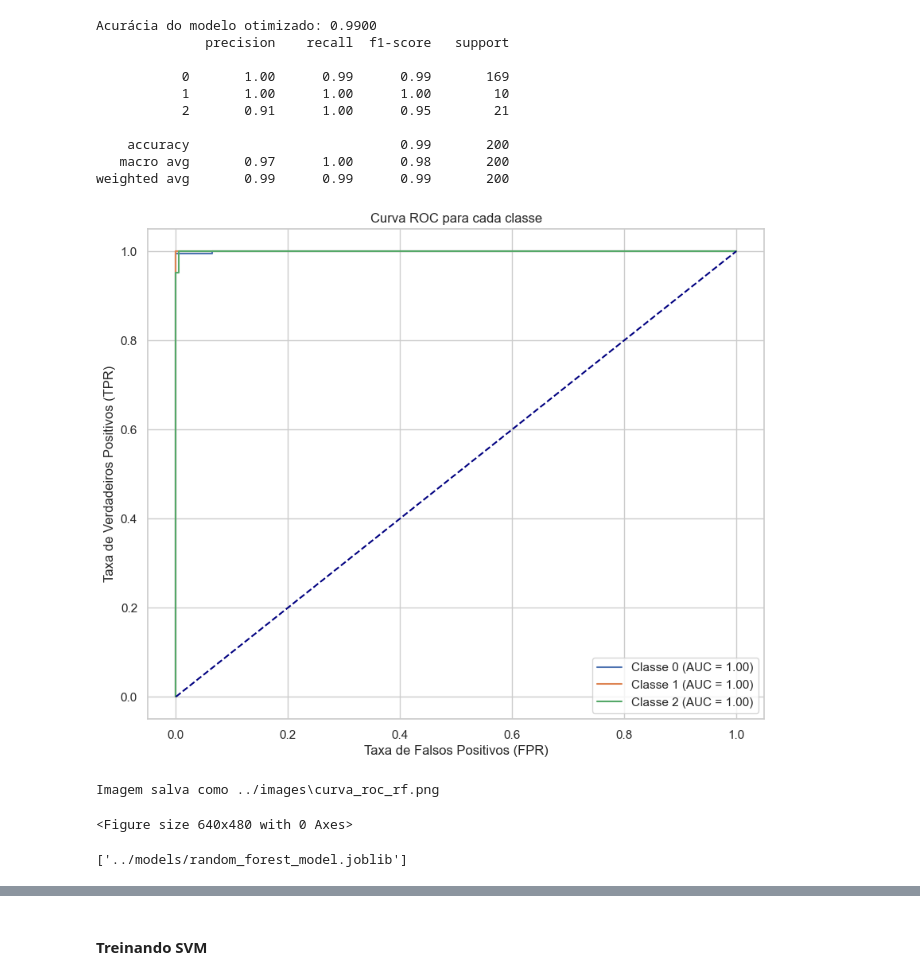
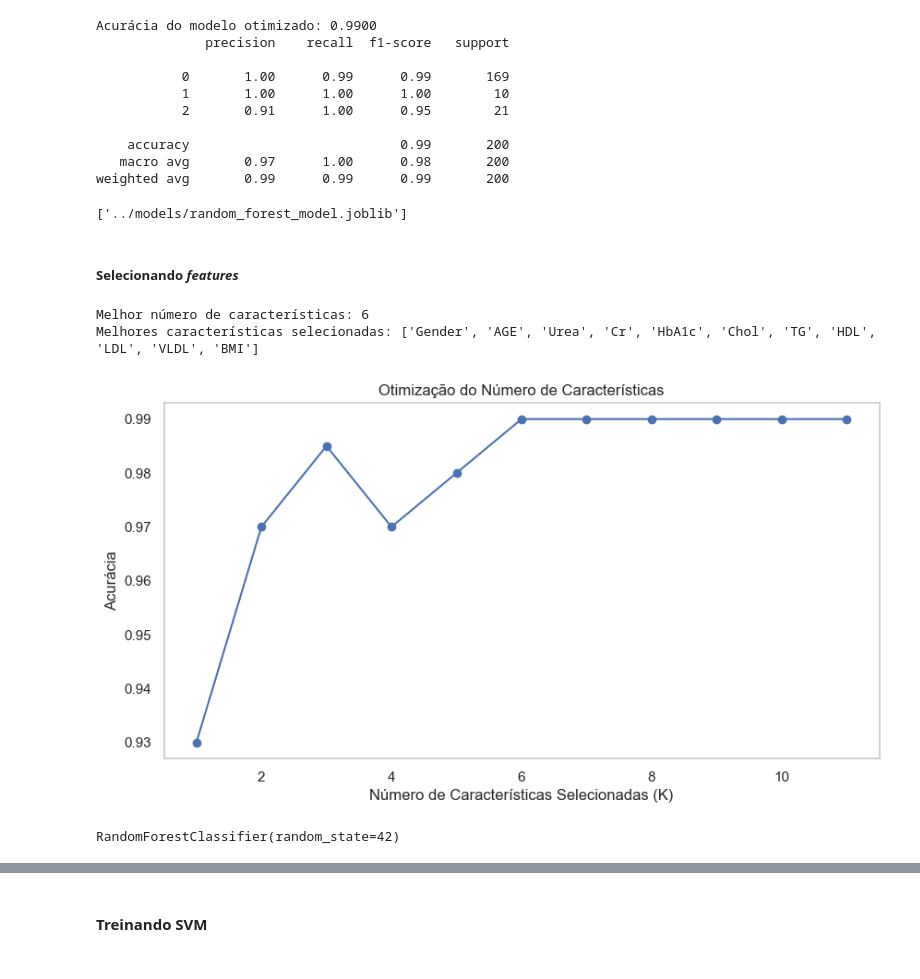
Before and after one commit to luizfernando05/tcc-diabetes, a Jupyter notebook: root/ml-models/notebooks/LDDTrainning.ipynb, the cells around one changed output, grey strips where cells are left out. Drawn from its saved outputs; the diff is of its cells as text; code cells hidden in the pictures.

Commit message:
:sparkles: feat(ml-models): training RF model with best features

```diff
--- a/root/ml-models/notebooks/LDDTrainning.ipynb
+++ b/root/ml-models/notebooks/LDDTrainning.ipynb
@@ -557,36 +557,51 @@ Acurácia do modelo otimizado: 0.9900
     accuracy                           0.99       200
    macro avg       0.97      1.00      0.98       200
 weighted avg       0.99      0.99      0.99       200
-# %%
-from sklearn.metrics import roc_curve, auc
-from sklearn.preprocessing import label_binarize
-
-y_test_bin = label_binarize(y_test, classes=[0, 1, 2])
-y_pred_prob = best_rf_model.predict_proba(X_test)
-
-plt.figure(figsize=(10, 8))
-
-for i in range(3):
-    fpr, tpr, thresholds = roc_curve(y_test_bin[:, i], y_pred_prob[:, i])
-    roc_auc = auc(fpr, tpr)
-
-    plt.plot(fpr, tpr, label=f'Classe {i} (AUC = {roc_auc:.2f})')
-
-plt.plot([0, 1], [0, 1], color='navy', linestyle='--')
-
-plt.title('Curva ROC para cada classe')
-plt.xlabel('Taxa de Falsos Positivos (FPR)')
-plt.ylabel('Taxa de Verdadeiros Positivos (TPR)')
-plt.legend(loc='lower right')
-plt.show()
-
-save_plot(plt.gcf(), 'curva_roc_rf.png')
-# %% [output]
-[figure, removed]
-Imagem salva como ../images\curva_roc_rf.png
-<Figure size 640x480 with 0 Axes>
 # %%
 import joblib
 joblib.dump(best_rf_model, '../models/random_forest_model.joblib')
 # %% [output]
 ['../models/random_forest_model.joblib']
+# %% [markdown]
+##### Selecionando <i>features</i>
+# %%
+from sklearn.feature_selection import SelectKBest, f_classif
+
+k_values = range(1, X_train_smote.shape[1] + 1)
+accuracy_scores = []
+
+for k in k_values:
+    selector = SelectKBest(score_func=f_classif, k=k)
+    X_train_selected = selector.fit_transform(X_train_smote, y_train_smote)
+    X_test_selected = selector.transform(X_test)
+
+    model = RandomForestClassifier()
+    model.fit(X_train_selected, y_train_smote)
+    y_pred = model.predict(X_test_selected)
+
+    acc = accuracy_score(y_test, y_pred)
+    accuracy_scores.append(acc)
+# %%
+best_k = k_values[accuracy_scores.index(max(accuracy_scores))]
+print(f"\nMelhor número de características: {best_k}")
+
+selected_features = X_train_smote.columns[selector.get_support()]
+print("Melhores características selecionadas:", list(selected_features))
+# %% [output]
+Melhor número de características: 6
+Melhores características selecionadas: ['Gender', 'AGE', 'Urea', 'Cr', 'HbA1c', 'Chol', 'TG', 'HDL', 'LDL', 'VLDL', 'BMI']
+# %%
+plt.figure(figsize=(10, 5))
+plt.plot(k_values, accuracy_scores, marker='o', linestyle='-')
+plt.xlabel('Número de Características Selecionadas (K)')
+plt.ylabel('Acurácia')
+plt.title('Otimização do Número de Características')
+plt.grid()
+plt.show()
+# %% [output]
+[figure, added]
+# %%
+rf_model_k = RandomForestClassifier(random_state=42)
+rf_model_k.fit(X_train_selected, y_train_smote)
+# %% [output]
+RandomForestClassifier(random_state=42)
```
Also changed, not shown: parts of 5 cells of this notebook, 2 other files.
